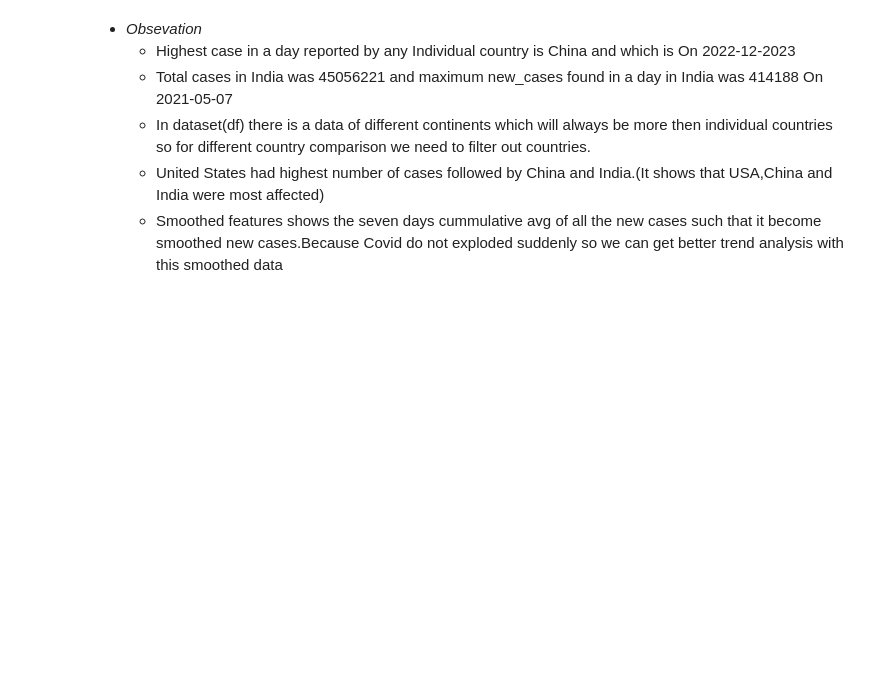
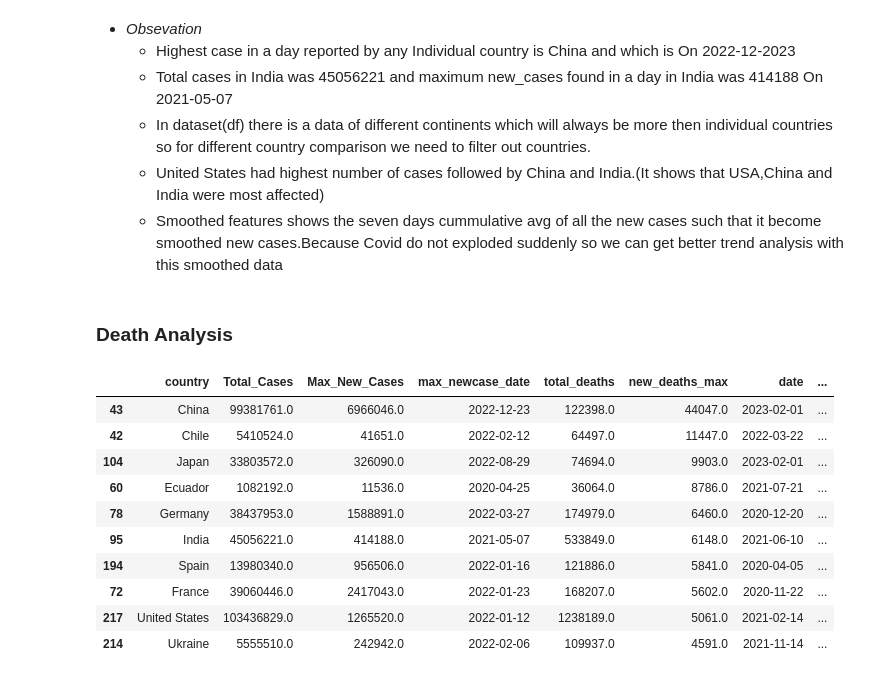
Before and after one commit to Polly49/COVID-19-Global-Data-Analysis, a Jupyter notebook: notebooks/covid_eda.ipynb, the cells around one changed output. Saved outputs shown, nothing was run; the diff lists cells and outputs as text; code cells hidden in the pictures; blank space fills up the shorter version.

Commit message:
Add files via upload
Analyzed till covid 19 test analysis

```diff
--- a/notebooks/covid_eda.ipynb
+++ b/notebooks/covid_eda.ipynb
@@ -253,3 +260,35 @@ df[["date","new_cases","new_cases_smoothed"]].sort_values(by="new_cases",ascendi
     - In dataset(df) there is a data of different continents which will always be more then individual countries so for different country comparison we need to filter out countries.
     - United States had highest number of cases followed by China and India.(It shows that USA,China and India were most affected)
     - Smoothed features shows the seven days cummulative avg of all the new cases such that it become smoothed new cases.Because Covid do not exploded suddenly so we can get better trend analysis with this smoothed data
+# %% [markdown]
+### Death Analysis
+# %%
+df_deaths=df.groupby("country").agg(
+    total_deaths=("total_deaths","max"),
+    new_deaths_max=("new_deaths","max")
+).reset_index().sort_values(by="new_deaths_max",ascending=False)
+
+peak_death_date=df.loc[df.groupby("country")["new_deaths"].idxmax().dropna(),("country","date")]
+df_deaths=df_deaths.merge(peak_death_date,on="country")
+df_deaths
+
+df_deaths=df_deaths[~df_deaths["country"].str.contains("World|excl.|Europe|Asia|North|South|income|Upper|European")]
+
+df_deaths
+# we will merge this table with last country_cases table to get complete analysis of cases and death all together and extract important information out
+df_final_case_death=pd.merge(country_cases,df_deaths,on="country",how="left")
+df_final_case_death["case_fatality_rate"]=np.round((df_final_case_death["total_deaths"]*100/df_final_case_death["Total_Cases"]),4)
+df_final_case_death.sort_values(by="Total_Cases",ascending=False)
+df_final_case_death.sort_values(by="new_deaths_max",ascending=False).head(10)
+# %% [output]
+|  | country | Total_Cases | Max_New_Cases | max_newcase_date | total_deaths | new_deaths_max | date | ... |
+| 43 | China | 99381761.0 | 6966046.0 | 2022-12-23 | 122398.0 | 44047.0 | 2023-02-01 | ... |
+| 42 | Chile | 5410524.0 | 41651.0 | 2022-02-12 | 64497.0 | 11447.0 | 2022-03-22 | ... |
+| 104 | Japan | 33803572.0 | 326090.0 | 2022-08-29 | 74694.0 | 9903.0 | 2023-02-01 | ... |
+| 60 | Ecuador | 1082192.0 | 11536.0 | 2020-04-25 | 36064.0 | 8786.0 | 2021-07-21 | ... |
+| 78 | Germany | 38437953.0 | 1588891.0 | 2022-03-27 | 174979.0 | 6460.0 | 2020-12-20 | ... |
+| 95 | India | 45056221.0 | 414188.0 | 2021-05-07 | 533849.0 | 6148.0 | 2021-06-10 | ... |
+| 194 | Spain | 13980340.0 | 956506.0 | 2022-01-16 | 121886.0 | 5841.0 | 2020-04-05 | ... |
+| 72 | France | 39060446.0 | 2417043.0 | 2022-01-23 | 168207.0 | 5602.0 | 2020-11-22 | ... |
+| 217 | United States | 103436829.0 | 1265520.0 | 2022-01-12 | 1238189.0 | 5061.0 | 2021-02-14 | ... |
+| 214 | Ukraine | 5555510.0 | 242942.0 | 2022-02-06 | 109937.0 | 4591.0 | 2021-11-14 | ... |
```
Also changed, not shown: parts of 37 cells of this notebook.
